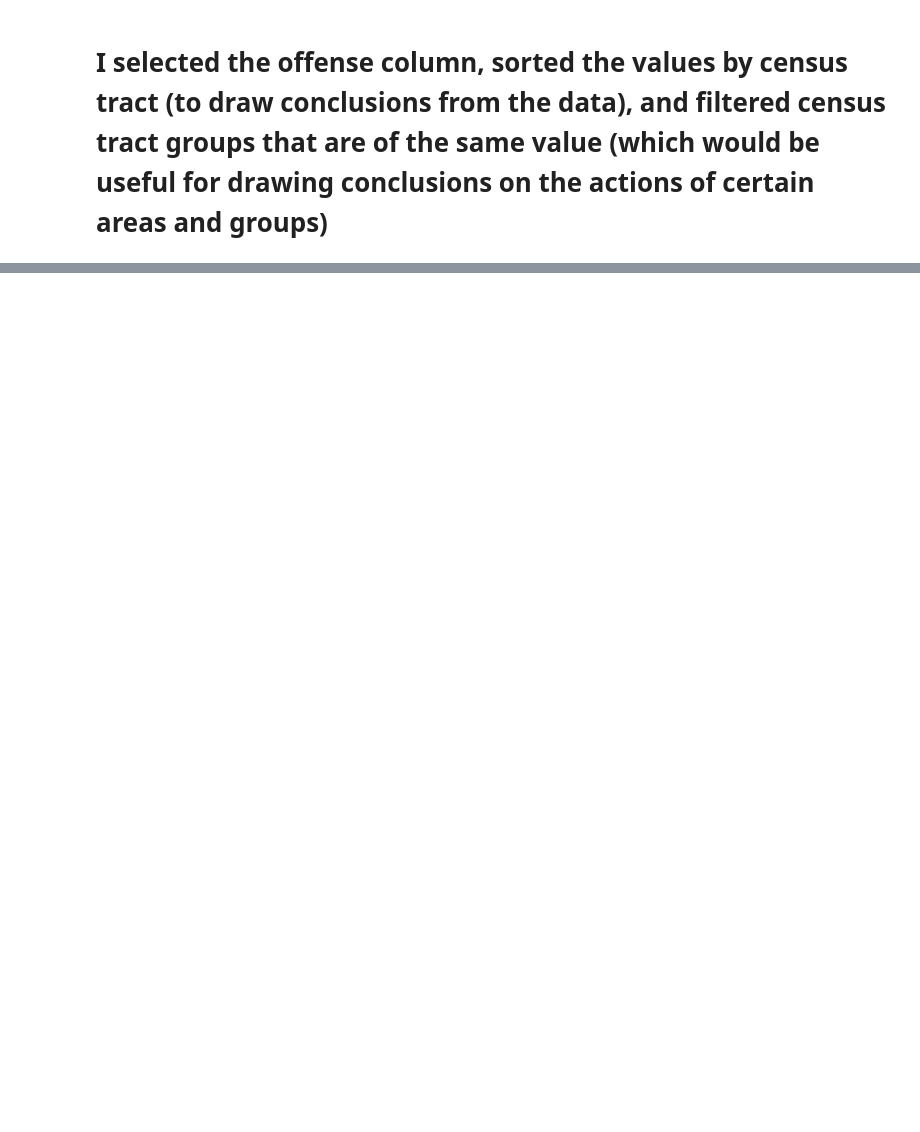
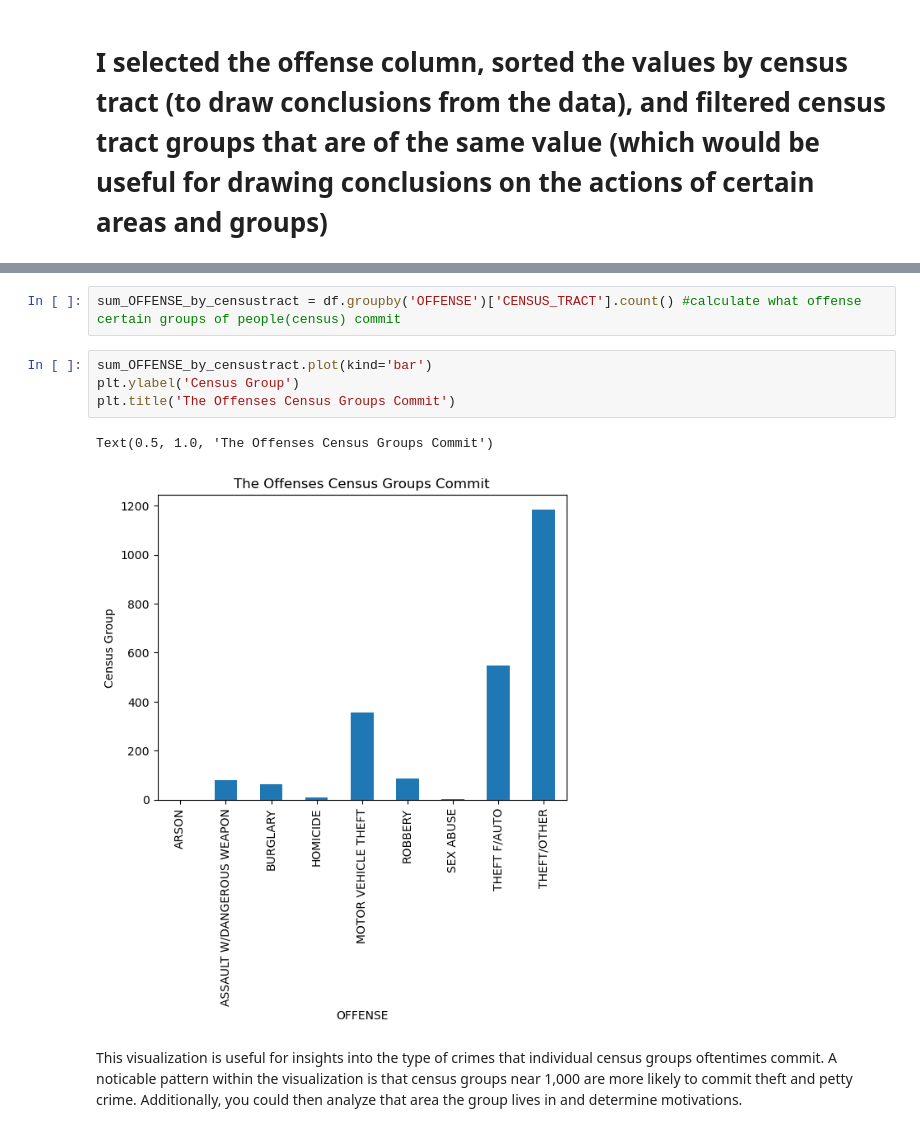
Before and after one commit to jlorciv7/IA-340, a Jupyter notebook: Lab2.ipynb, the cells around one changed output, grey strips where cells are left out. Cells and saved outputs as stored; diff of their text form; blank space fills up the shorter version.

```diff
--- a/Lab2.ipynb
+++ b/Lab2.ipynb
@@ -160,0 +181,11 @@ df[df['CENSUS_TRACT']>10000] # select rows by values
+# %%
+sum_OFFENSE_by_censustract = df.groupby('OFFENSE')['CENSUS_TRACT'].count() #calculate what offense certain groups of people(census) commit
+# %%
+sum_OFFENSE_by_censustract.plot(kind='bar')
+plt.ylabel('Census Group')
+plt.title('The Offenses Census Groups Commit')
+# %% [output]
+Text(0.5, 1.0, 'The Offenses Census Groups Commit')
+[figure, added]
+# %% [markdown]
+This visualization is useful for insights into the type of crimes that individual census groups oftentimes commit. A noticable pattern within the visualization is that census groups near 1,000 are more likely to commit theft and petty crime. Additionally, you could then analyze that area the group lives in and determine motivations.
```
Also changed, not shown: parts of 10 cells of this notebook, 1 other file.
